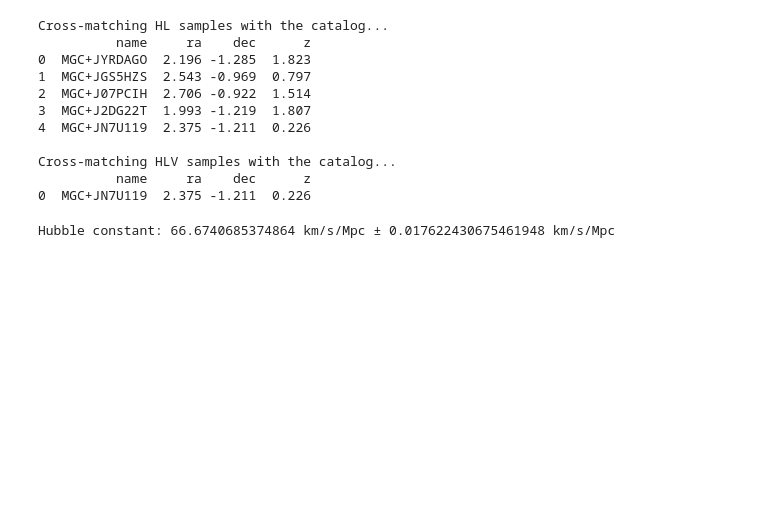
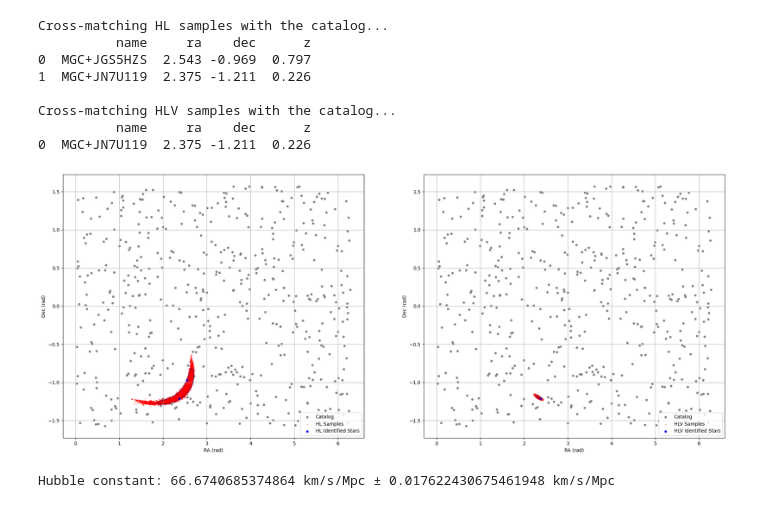
Before and after one commit to ljf441/gw-cosmology, a Jupyter notebook: cosmology.ipynb, the cells around one changed output. Drawn from its saved outputs; the diff is of its cells as text; code cells hidden in the pictures; blank space fills up the shorter version.

Commit message:
plots

```diff
--- a/cosmology.ipynb
+++ b/cosmology.ipynb
@@ -76,14 +21,0 @@ def cross_match(samples, catalog_dict, confidence=0.90, labels=['HL', 'HLV']):
-# %%
-matched_dfs = cross_match([HL_samples, HLV_samples], catalog_dict, confidence=0.90, labels=['HL', 'HLV'])
-# %% [output]
-Cross-matching HL samples with the catalog...
-          name     ra    dec      z
-0  MGC+JYRDAGO  2.196 -1.285  1.823
-1  MGC+JGS5HZS  2.543 -0.969  0.797
-2  MGC+J07PCIH  2.706 -0.922  1.514
-3  MGC+J2DG22T  1.993 -1.219  1.807
-4  MGC+JN7U119  2.375 -1.211  0.226
-
-Cross-matching HLV samples with the catalog...
-          name     ra    dec      z
-0  MGC+JN7U119  2.375 -1.211  0.226
@@ -90,3 +106,15 @@ Cross-matching HLV samples with the catalog...
+# %%
+dfs = get_kde([HL_samples, HLV_samples], catalog_dict)
+# %% [output]
+Cross-matching HL samples with the catalog...
+          name     ra    dec      z
+0  MGC+JGS5HZS  2.543 -0.969  0.797
+1  MGC+JN7U119  2.375 -1.211  0.226
+
+Cross-matching HLV samples with the catalog...
+          name     ra    dec      z
+0  MGC+JN7U119  2.375 -1.211  0.226
+[figure, added]
 # %%
 def measure_hubble(samples, df):
     dl_samples = samples[:,4]*1e3 #Gpc to Mpc
```
Also changed, not shown: parts of 7 cells of this notebook.
